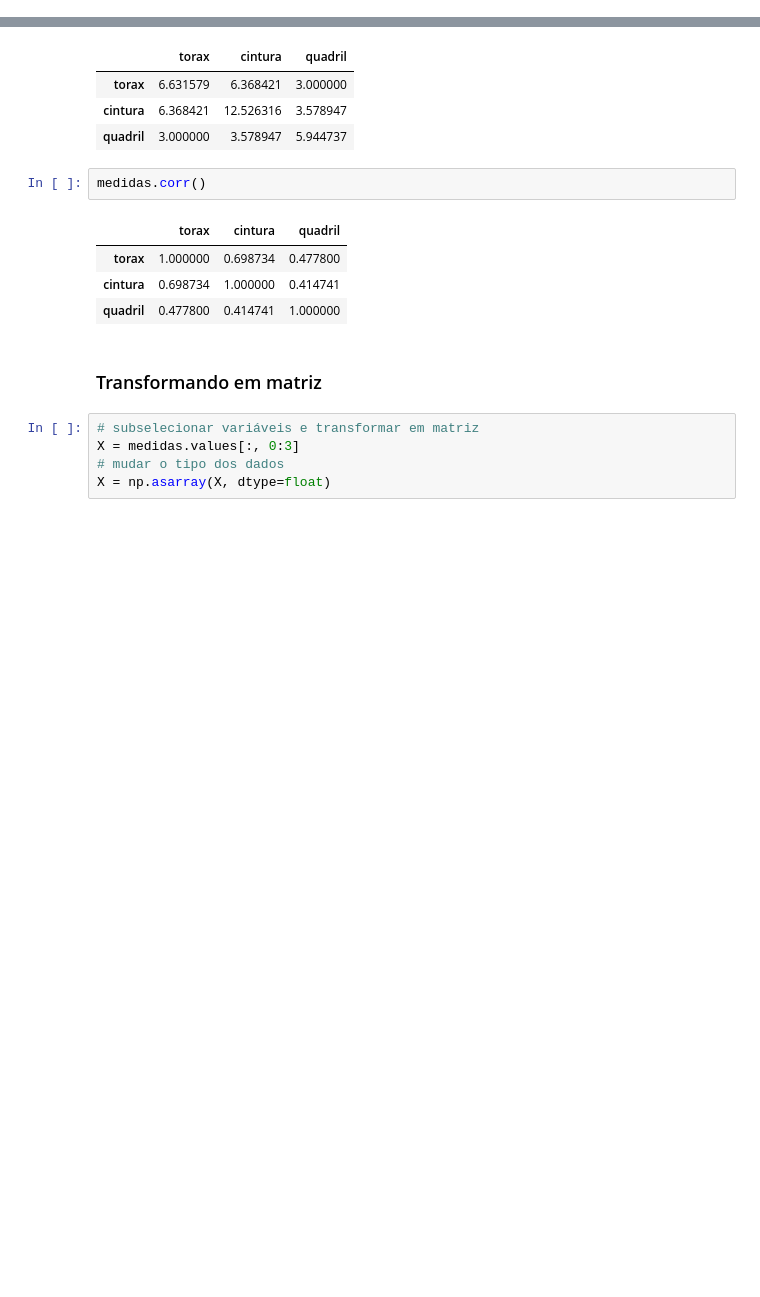
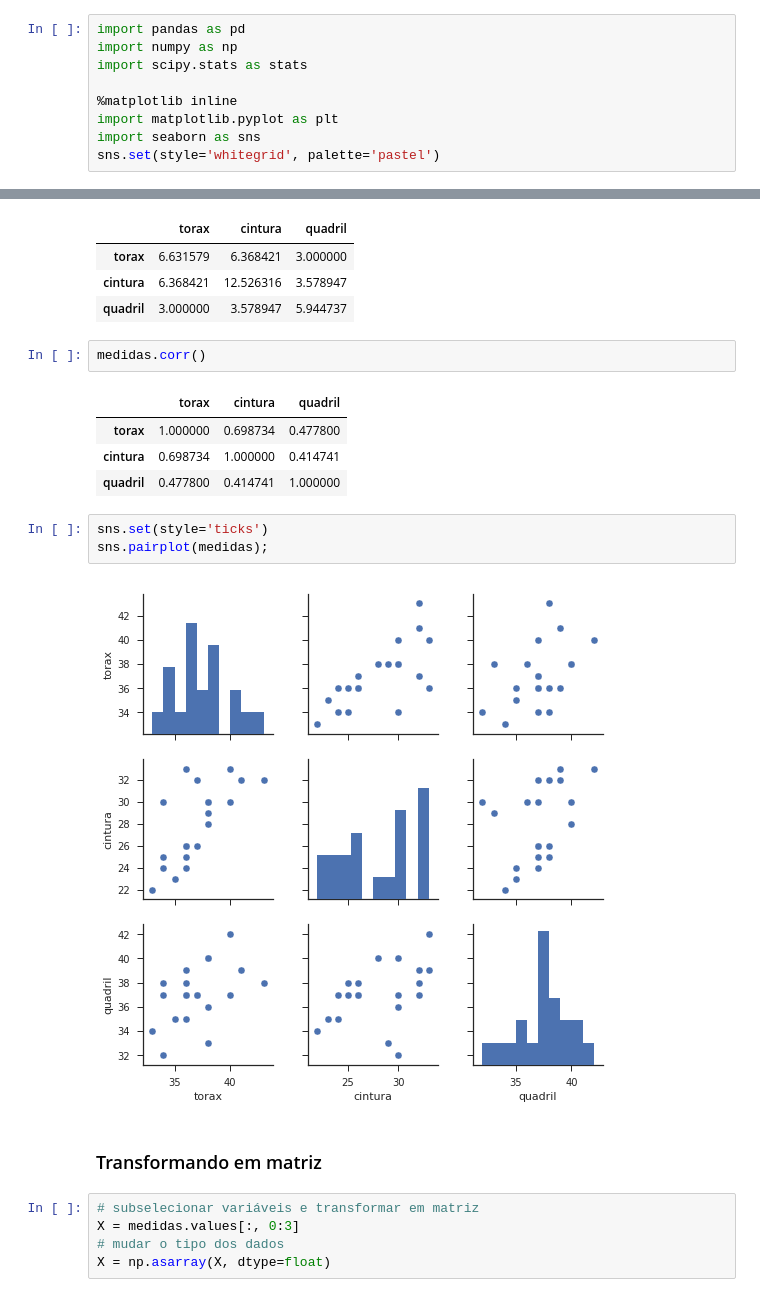
Before and after one commit to patriciasiqueira/patriciasiqueira.github.io, a Jupyter notebook: arquivos/p2_amostras_aleatorias.ipynb, the cells around one changed output, grey strips where cells are left out. Cells and saved outputs as stored; diff of their text form; blank space fills up the shorter version.

```diff
--- a/arquivos/p2_amostras_aleatorias.ipynb
+++ b/arquivos/p2_amostras_aleatorias.ipynb
@@ -3,3 +1,12 @@ import numpy as np
+# %%
+import pandas as pd
+import numpy as np
+import scipy.stats as stats
+
+%matplotlib inline
+import matplotlib.pyplot as plt
+import seaborn as sns
+sns.set(style='whitegrid', palette='pastel')
 # %% [markdown]
 ## Amostras aleatórias
 # %%
@@ -203,6 +210,11 @@ medidas.corr()
 | torax | 1.000000 | 0.698734 | 0.477800 |
 | cintura | 0.698734 | 1.000000 | 0.414741 |
 | quadril | 0.477800 | 0.414741 | 1.000000 |
+# %%
+sns.set(style='ticks')
+sns.pairplot(medidas);
+# %% [output]
+[figure, added]
 # %% [markdown]
 ### Transformando em matriz
 # %%
```
Also changed, not shown: parts of 12 cells of this notebook, 2 other files.
